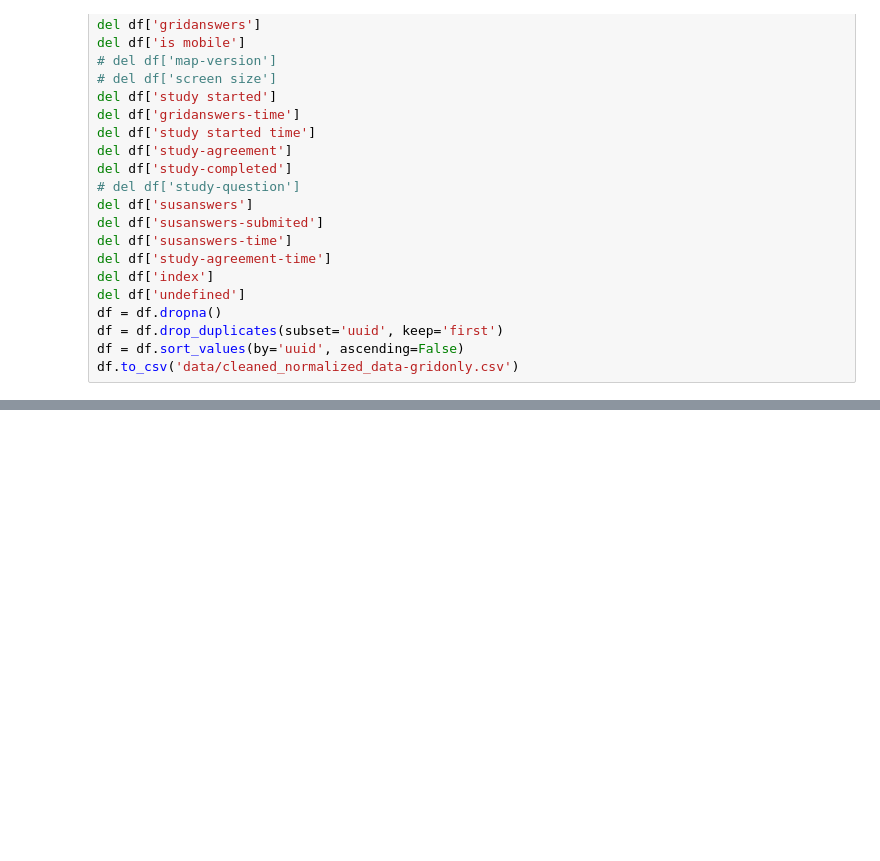
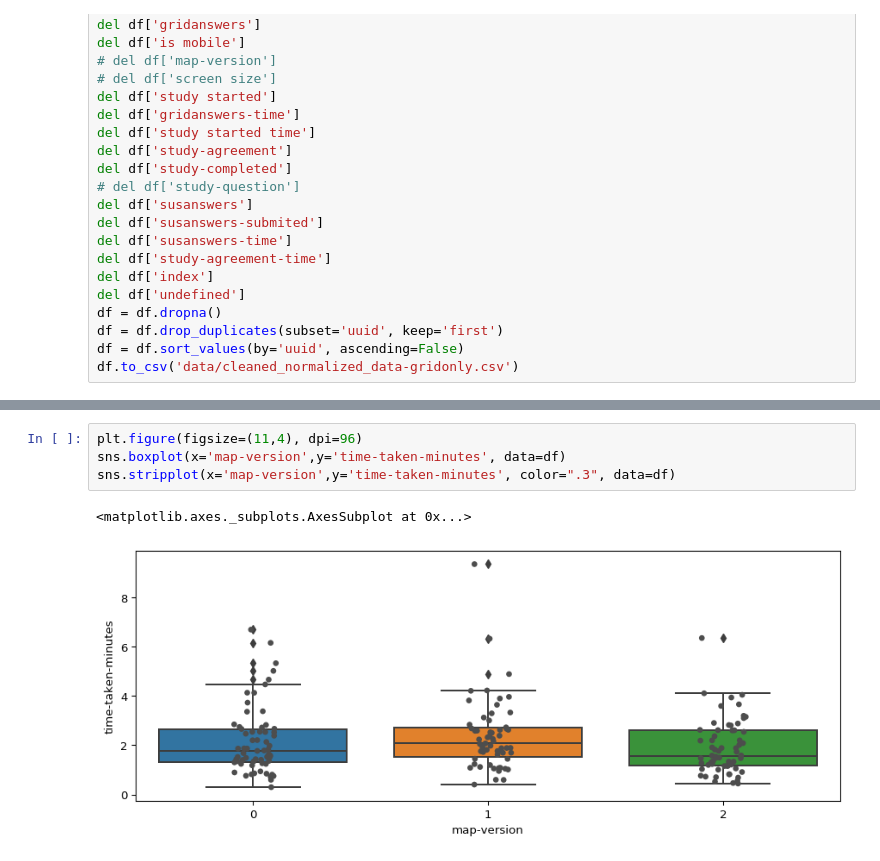
Before and after one commit to daveism/change-research, a Jupyter notebook: notebook/clean-normalized-data-grid-only.ipynb, the cells around one changed output, grey strips where cells are left out. Drawn from its saved outputs; the diff is of its cells as text; blank space fills up the shorter version.

```diff
--- a/notebook/clean-normalized-data-grid-only.ipynb
+++ b/notebook/clean-normalized-data-grid-only.ipynb
@@ -540,3 +538,10 @@ sns.stripplot(x='map-version',y='time-taken-minutes', color=".3", data=df)
+# %%
+plt.figure(figsize=(11,4), dpi=96)
+sns.boxplot(x='map-version',y='time-taken-minutes', data=df)
+sns.stripplot(x='map-version',y='time-taken-minutes', color=".3", data=df)
+# %% [output]
+<matplotlib.axes._subplots.AxesSubplot at 0x...>
+[figure, added]
 # %%
 plt.figure(figsize=(11,5), dpi=96)
 sns.violinplot(x='map-version',y='percent-correct', data=df)
```
Also changed, not shown: parts of 20 cells of this notebook, 2 other files.
